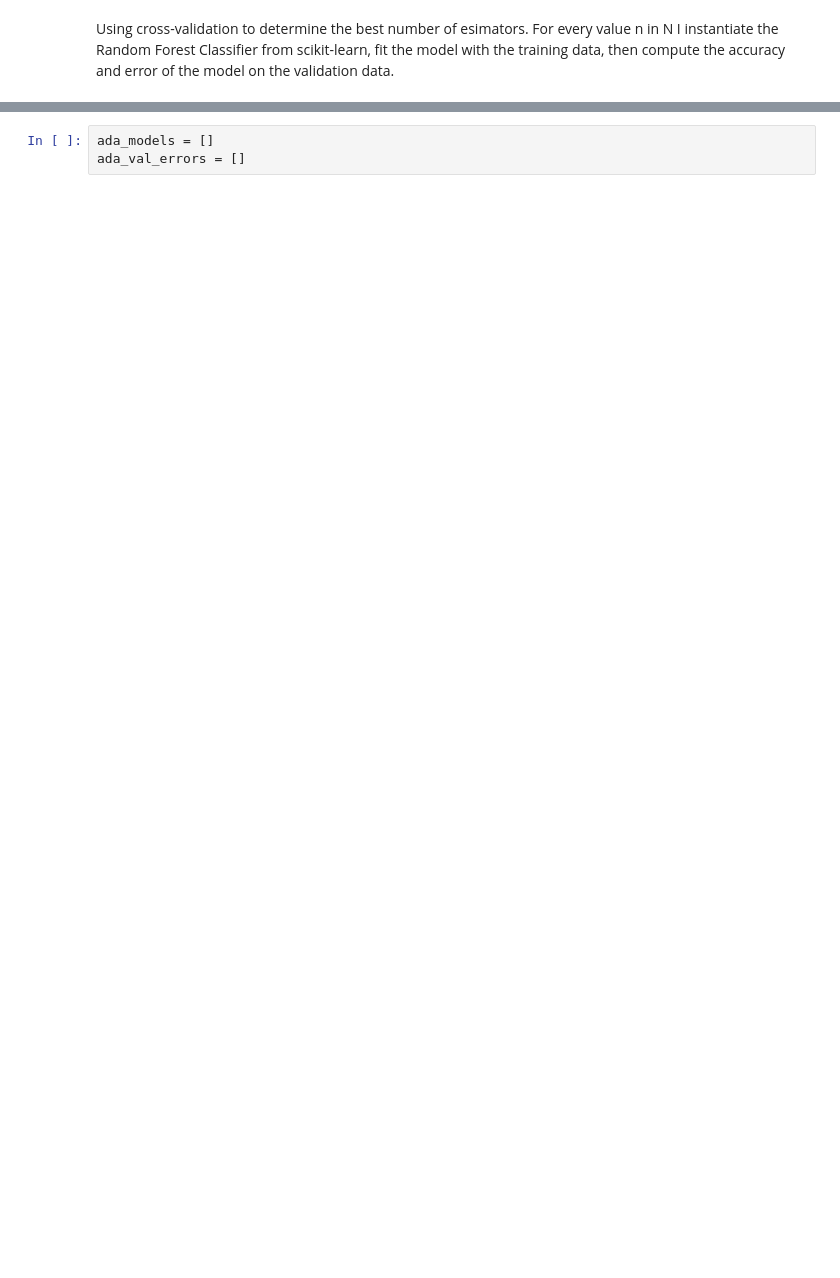
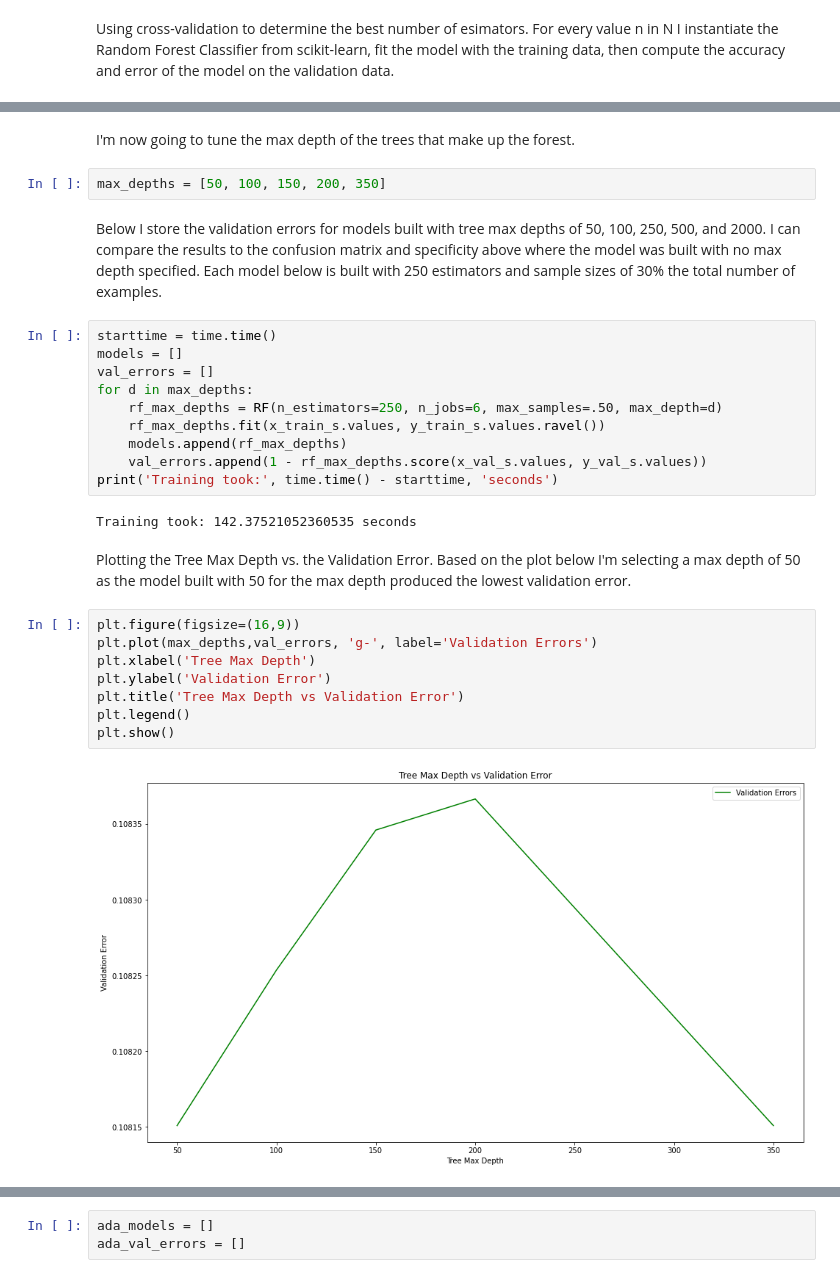
Before and after one commit to gradnerj/cs6600-class-project, a Jupyter notebook: cs5600-final-project.ipynb, the cells around one changed output, grey strips where cells are left out. Cells and saved outputs as stored; diff of their text form; blank space fills up the shorter version.

```diff
--- a/cs5600-final-project.ipynb
+++ b/cs5600-final-project.ipynb
@@ -486,0 +512,30 @@ cm
+# %% [markdown]
+I'm now going to tune the max depth of the trees that make up the forest.
+# %%
+max_depths = [50, 100, 150, 200, 350]
+# %% [markdown]
+Below I store the validation errors for models built with tree max depths of 50, 100, 250, 500, and 2000. I can compare the results to the confusion matrix and specificity above where the model was built with no max depth specified. Each model below is built with 250 estimators and sample sizes of 30% the total number of examples.
+# %%
+starttime = time.time()
+models = []
+val_errors = []
+for d in max_depths:
+    rf_max_depths = RF(n_estimators=250, n_jobs=6, max_samples=.50, max_depth=d)
+    rf_max_depths.fit(x_train_s.values, y_train_s.values.ravel())
+    models.append(rf_max_depths)
+    val_errors.append(1 - rf_max_depths.score(x_val_s.values, y_val_s.values))
+print('Training took:', time.time() - starttime, 'seconds')
+# %% [output]
+Training took: 142.37521052360535 seconds
+# %% [markdown]
+Plotting the Tree Max Depth vs. the Validation Error. Based on the plot below I'm selecting a max depth of 50 as the model built with 50 for the max depth produced the lowest validation error.
+# %%
+plt.figure(figsize=(16,9))
+plt.plot(max_depths,val_errors, 'g-', label='Validation Errors')
+plt.xlabel('Tree Max Depth')
+plt.ylabel('Validation Error')
+plt.title('Tree Max Depth vs Validation Error')
+plt.legend()
+plt.show()
+# %% [output]
+[figure, added]
```
Also changed, not shown: parts of 203 cells of this notebook.
